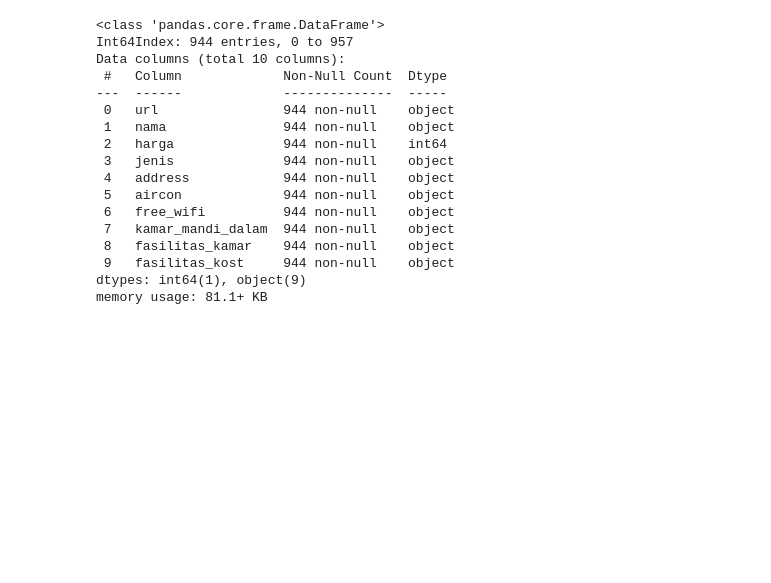
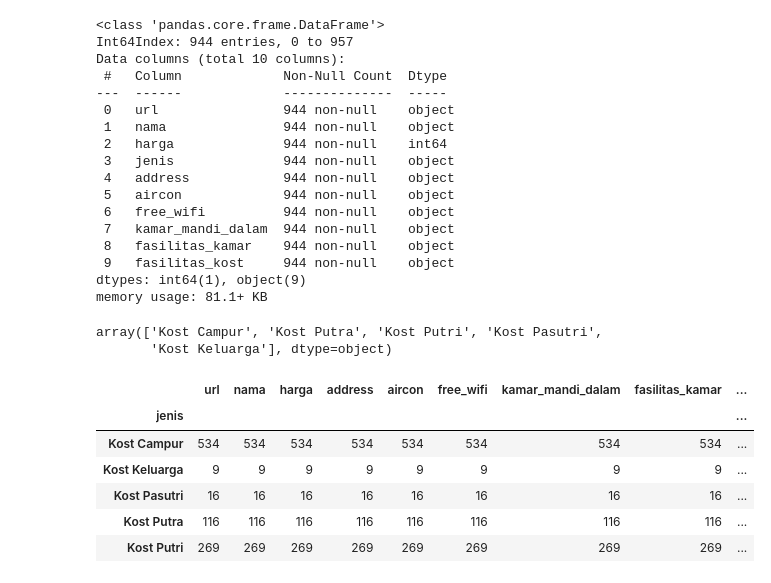
Before and after one commit to IrfanChairurrachman/scrapper, a Jupyter notebook: sewakost_scrapper.ipynb, the cells around one changed output. Saved outputs shown, nothing was run; the diff lists cells and outputs as text; code cells hidden in the pictures; blank space fills up the shorter version.

```diff
--- a/sewakost_scrapper.ipynb
+++ b/sewakost_scrapper.ipynb
@@ -188,3 +188,18 @@ Data columns (total 10 columns):
  9   fasilitas_kost     944 non-null    object
 dtypes: int64(1), object(9)
 memory usage: 81.1+ KB
+# %%
+df['jenis'].unique()
+# %% [output]
+array(['Kost Campur', 'Kost Putra', 'Kost Putri', 'Kost Pasutri',
+       'Kost Keluarga'], dtype=object)
+# %%
+df.groupby('jenis').count()
+# %% [output]
+|  | url | nama | harga | address | aircon | free_wifi | kamar_mandi_dalam | fasilitas_kamar | ... |
+| jenis |  |  |  |  |  |  |  |  | ... |
+| Kost Campur | 534 | 534 | 534 | 534 | 534 | 534 | 534 | 534 | ... |
+| Kost Keluarga | 9 | 9 | 9 | 9 | 9 | 9 | 9 | 9 | ... |
+| Kost Pasutri | 16 | 16 | 16 | 16 | 16 | 16 | 16 | 16 | ... |
+| Kost Putra | 116 | 116 | 116 | 116 | 116 | 116 | 116 | 116 | ... |
+| Kost Putri | 269 | 269 | 269 | 269 | 269 | 269 | 269 | 269 | ... |
```
Also changed, not shown: parts of 4 cells of this notebook.
